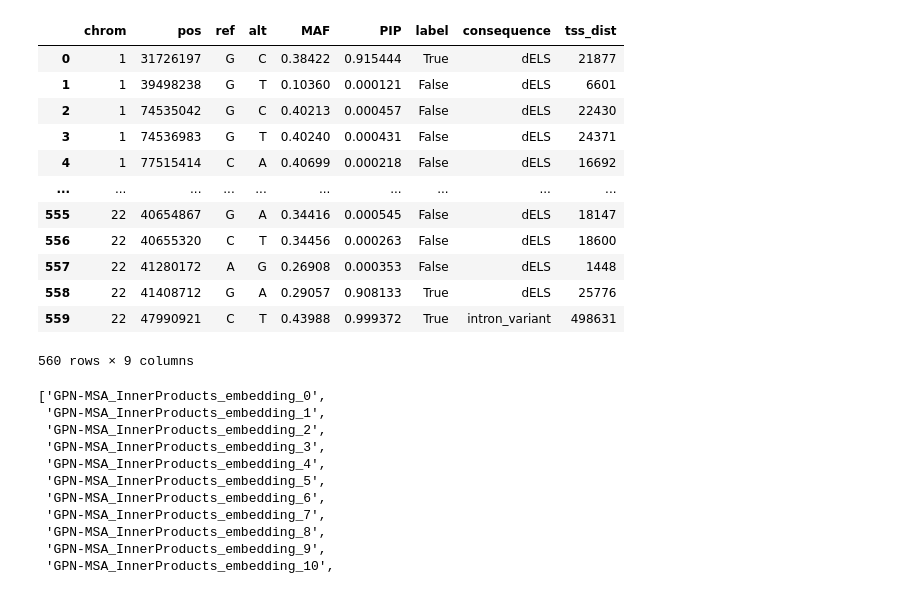
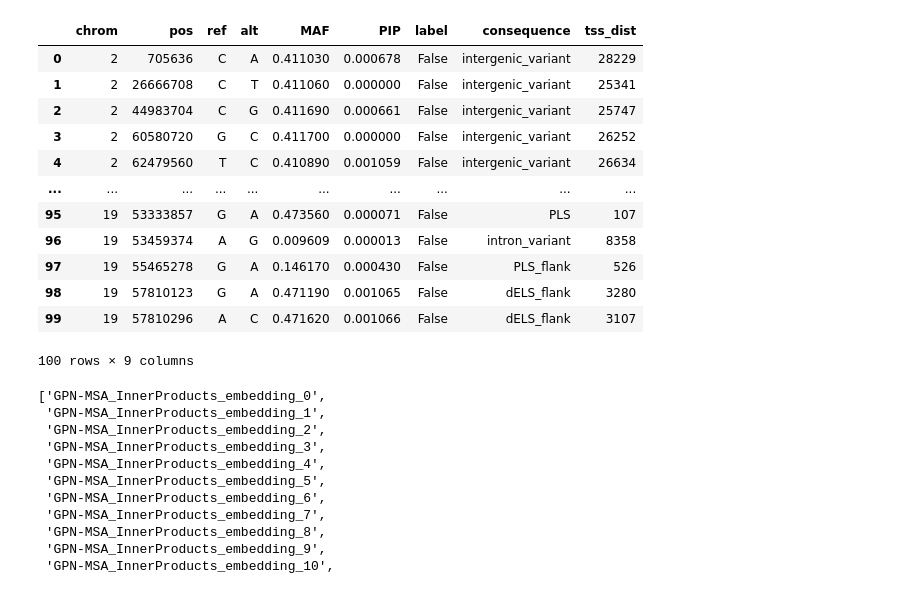
Before and after one commit to minjaf/TraitGym, a Jupyter notebook: workflow/notebooks/feature_selection.ipynb, the cells around one changed output. Cells and saved outputs as stored; diff of their text form; code cells hidden in the pictures.

```diff
--- a/workflow/notebooks/feature_selection.ipynb
+++ b/workflow/notebooks/feature_selection.ipynb
@@ -25,26 +31,27 @@ import yaml
 from sklearn.svm import LinearSVC
 from sklearn.feature_selection import SelectFromModel
 # %%
-#dataset = "Height"
-#dataset = "IBD"
-#dataset = "merged"
-dataset = "BMI"
-V = pd.read_parquet(f"../../results/dataset/gwas_gokcen_{dataset}_matched_9_nonexonic/test.parquet")
+#trait = "Height"
+#trait = "BMI"
+trait = "AD"
+dataset = f"gwas_gokcen_{trait}_matched_9_nonexonic"
+#dataset = f"gwas_gokcen_{trait}_matched_1_nonexonic"
+V = pd.read_parquet(f"../../results/dataset/{dataset}/test.parquet")
 V
 # %% [output]
 |  | chrom | pos | ref | alt | MAF | PIP | label | consequence | tss_dist |
-| 0 | 1 | 31726197 | G | C | 0.38422 | 0.915444 | True | dELS | 21877 |
-| 1 | 1 | 39498238 | G | T | 0.10360 | 0.000121 | False | dELS | 6601 |
-| 2 | 1 | 74535042 | G | C | 0.40213 | 0.000457 | False | dELS | 22430 |
-| 3 | 1 | 74536983 | G | T | 0.40240 | 0.000431 | False | dELS | 24371 |
-| 4 | 1 | 77515414 | C | A | 0.40699 | 0.000218 | False | dELS | 16692 |
+| 0 | 2 | 705636 | C | A | 0.411030 | 0.000678 | False | intergenic_variant | 28229 |
+| 1 | 2 | 26666708 | C | T | 0.411060 | 0.000000 | False | intergenic_variant | 25341 |
+| 2 | 2 | 44983704 | C | G | 0.411690 | 0.000661 | False | intergenic_variant | 25747 |
+| 3 | 2 | 60580720 | G | C | 0.411700 | 0.000000 | False | intergenic_variant | 26252 |
+| 4 | 2 | 62479560 | T | C | 0.410890 | 0.001059 | False | intergenic_variant | 26634 |
 | ... | ... | ... | ... | ... | ... | ... | ... | ... | ... |
-| 555 | 22 | 40654867 | G | A | 0.34416 | 0.000545 | False | dELS | 18147 |
-| 556 | 22 | 40655320 | C | T | 0.34456 | 0.000263 | False | dELS | 18600 |
-| 557 | 22 | 41280172 | A | G | 0.26908 | 0.000353 | False | dELS | 1448 |
-| 558 | 22 | 41408712 | G | A | 0.29057 | 0.908133 | True | dELS | 25776 |
-| 559 | 22 | 47990921 | C | T | 0.43988 | 0.999372 | True | intron_variant | 498631 |
+| 95 | 19 | 53333857 | G | A | 0.473560 | 0.000071 | False | PLS | 107 |
+| 96 | 19 | 53459374 | A | G | 0.009609 | 0.000013 | False | intron_variant | 8358 |
+| 97 | 19 | 55465278 | G | A | 0.146170 | 0.000430 | False | PLS_flank | 526 |
+| 98 | 19 | 57810123 | G | A | 0.471190 | 0.001065 | False | dELS_flank | 3280 |
+| 99 | 19 | 57810296 | A | C | 0.471620 | 0.001066 | False | dELS_flank | 3107 |
-560 rows × 9 columns
+100 rows × 9 columns
 # %%
 features_paths = [
     "GPN-MSA_InnerProducts",
```
Also changed, not shown: parts of 22 cells of this notebook, 5 other files.
